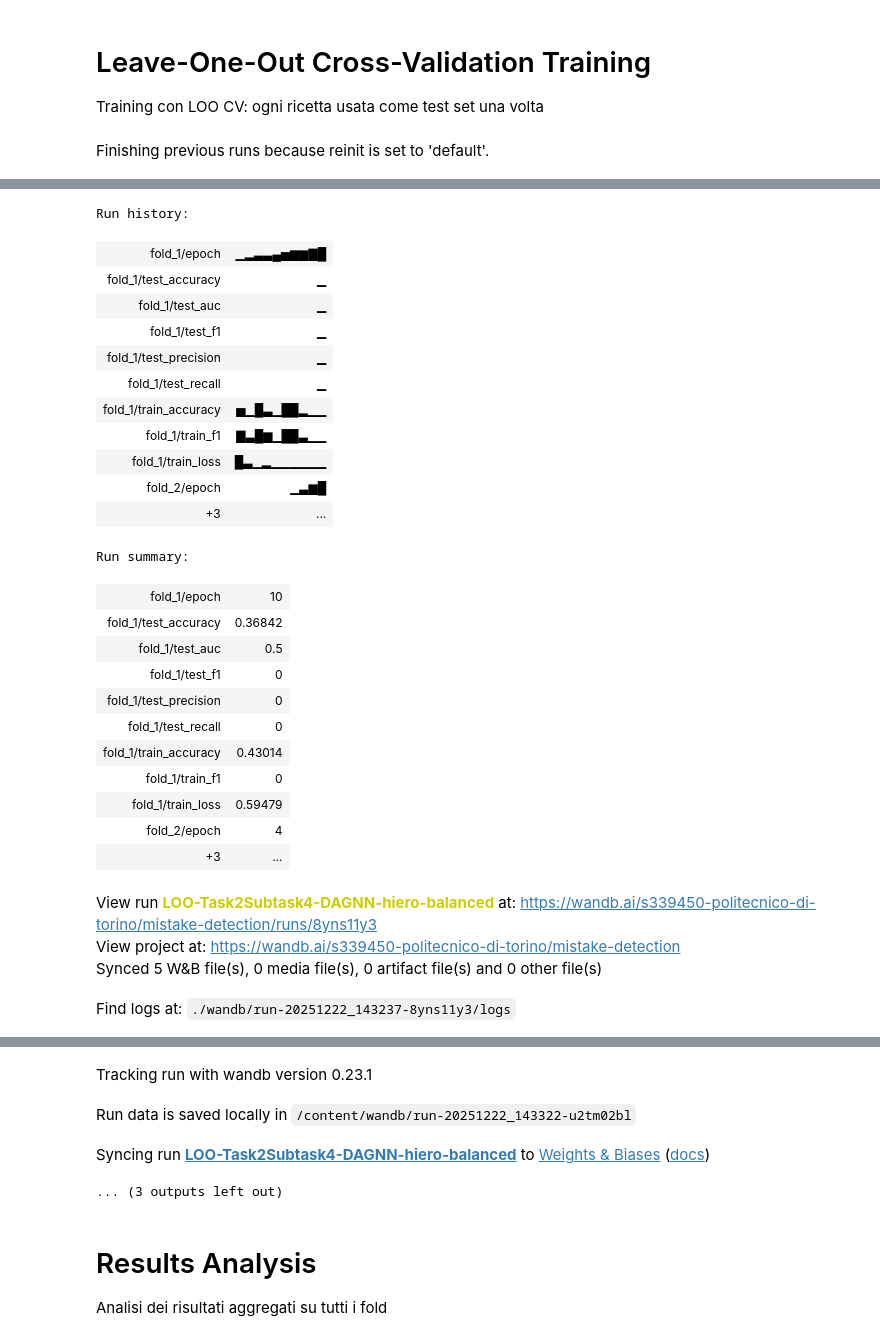
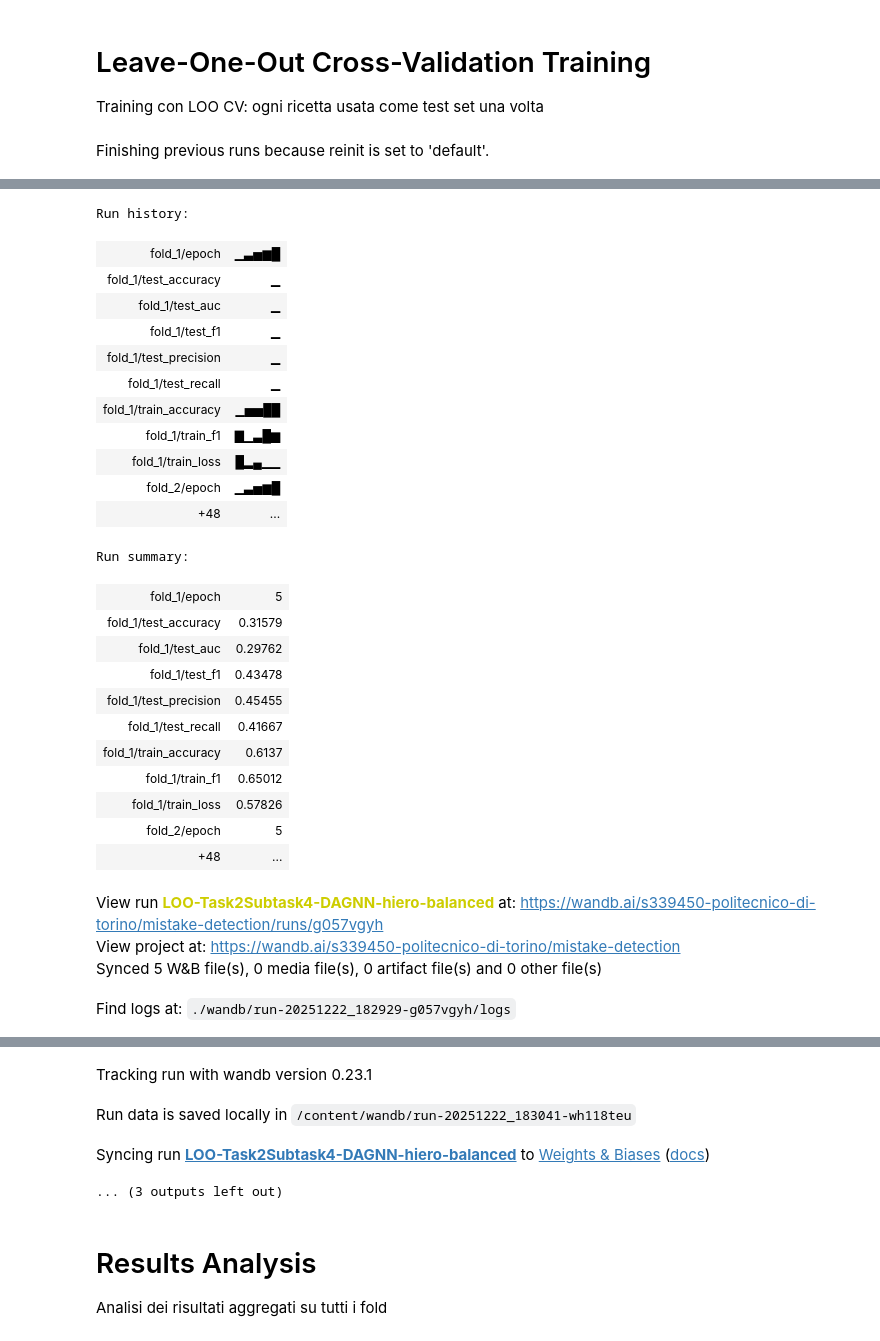
Before and after one commit to MarcoPernoVDP/MistakeDetection, a Jupyter notebook: notebooks/Task2Subtask4.ipynb, the cells around one changed output, grey strips where cells are left out. Drawn from its saved outputs; the diff is of its cells as text; code cells hidden in the pictures.

```diff
--- a/notebooks/Task2Subtask4.ipynb
+++ b/notebooks/Task2Subtask4.ipynb
@@ -100,14 +100,15 @@ config = {
     "dataset": "CaptainCook4D",
     "feature_extractor": DATASET_SOURCE.value,
     "input_dim": DATASET_SOURCE.input_dims(),
-    "batch_size": 16,
-    "learning_rate": 8e-4,
-    "epochs": 10,
+    "batch_size": 32,
+    "learning_rate": 1e-4,
+    "epochs": 15,
     "pos_weight": 0.75,
     "optimizer": "Adam",
     "loss_function": "BCEWithLogitsLoss",
     "seed": 42,
-    "weight_decay": 1e-5,
+    "weight_decay": 1e-6,
+    "modality": "max_steps+1"
 }
 # %% [markdown]
 # Dataloader
@@ -116,9 +117,9 @@ from dataset.dagnn_dataset import DAGNNDataset
 
 if IS_COLAB:
   dataset = DAGNNDataset(
-      video_embeddings_path=os.path.join("/content/drive/MyDrive/MistakeDetection", "hiero_all_video_steps.npz"),
+      video_embeddings_path=os.path.join("/content/drive/MyDrive/MistakeDetection", "hiero_all_video_steps_max_steps_plus_1.npz"),
       recipe_embeddings_dir=os.path.join("/content/drive/MyDrive/MistakeDetection", "recipe_text_step_embeddings"),
-      hungarian_results_path=os.path.join("/content/drive/MyDrive/MistakeDetection", "hungarian_results", "hungarian_matching_results.json"),
+      hungarian_results_path=os.path.join("/content/drive/MyDrive/MistakeDetection", "hungarian_results", "hungarian_matching_results_max_1_step.json"),
       annotation_path=os.path.join("/content/drive/MyDrive/MistakeDetection", "annotation_json", "video_level_annotations.json"),
   )
 else:
@@ -367,9 +368,9 @@ run = wandb.init(
     config={
         **config,
         "model": "DAGNN",
-        "hidden_dim": 128,
+        "hidden_dim": 256,
         "num_gnn_layers": 1,
-        "dropout": 0.4,
+        "dropout": 0.3,
     },
     tags=["leave-one-out", "Task2Subtask4", "DAGNN", DATASET_SOURCE.value, "balanced"],
     notes=f"Leave-One-Out CV with DAGNN (balanced regularization) for mistake detection using {DATASET_SOURCE.value} features"
@@ -567,57 +568,57 @@ for fold_idx, test_recipe_name in enumerate(recipes):
 
     # Log su W&B
     wandb.log({
         f"fold_{fold_idx+1}/test_accuracy": test_acc,
         f"fold_{fold_idx+1}/test_f1": test_f1,
         f"fold_{fold_idx+1}/test_precision": test_precision,
         f"fold_{fold_idx+1}/test_recall": test_recall,
         f"fold_{fold_idx+1}/test_auc": test_auc,
     })
 
     print(f"\n  Test Results for Recipe {test_recipe_name}:")
     print(f"    Accuracy: {test_acc:.4f}")
     print(f"    F1: {test_f1:.4f}")
     print(f"    Precision: {test_precision:.4f}")
     print(f"    Recall: {test_recall:.4f}")
     print(f"    AUC: {test_auc:.4f}")
 
 print(f"\n{'='*80}")
 print("🎉 Leave-One-Out Cross-Validation completato!")
 print(f"{'='*80}")
 # %% [output]
 Finishing previous runs because reinit is set to 'default'.
 [interactive output not drawn]
 Run history:
-| fold_1/epoch | ▁▂▃▃▄▅▆▆▇█ |
+| fold_1/epoch | ▁▃▅▆█ |
 | fold_1/test_accuracy | ▁ |
 | fold_1/test_auc | ▁ |
 | fold_1/test_f1 | ▁ |
 | fold_1/test_precision | ▁ |
 | fold_1/test_recall | ▁ |
-| fold_1/train_accuracy | ▅▁█▃▁██▂▁▁ |
-| fold_1/train_f1 | ▇▃█▆▁██▃▁▁ |
-| fold_1/train_loss | █▃▁▂▁▁▁▁▁▁ |
-| fold_2/epoch | ▁▃▆█ |
-| +3 | ... |
+| fold_1/train_accuracy | ▁▅▅██ |
+| fold_1/train_f1 | ▇▁▃█▆ |
+| fold_1/train_loss | █▂▄▁▁ |
+| fold_2/epoch | ▁▃▅▆█ |
+| +48 | ... |
 Run summary:
-| fold_1/epoch | 10 |
-| fold_1/test_accuracy | 0.36842 |
-| fold_1/test_auc | 0.5 |
-| fold_1/test_f1 | 0 |
-| fold_1/test_precision | 0 |
-| fold_1/test_recall | 0 |
-| fold_1/train_accuracy | 0.43014 |
-| fold_1/train_f1 | 0 |
-| fold_1/train_loss | 0.59479 |
-| fold_2/epoch | 4 |
-| +3 | ... |
+| fold_1/epoch | 5 |
+| fold_1/test_accuracy | 0.31579 |
+| fold_1/test_auc | 0.29762 |
+| fold_1/test_f1 | 0.43478 |
+| fold_1/test_precision | 0.45455 |
+| fold_1/test_recall | 0.41667 |
+| fold_1/train_accuracy | 0.6137 |
+| fold_1/train_f1 | 0.65012 |
+| fold_1/train_loss | 0.57826 |
+| fold_2/epoch | 5 |
+| +48 | ... |
-View run LOO-Task2Subtask4-DAGNN-hiero-balanced at: https://wandb.ai/s339450-politecnico-di-torino/mistake-detection/runs/8yns11y3
+View run LOO-Task2Subtask4-DAGNN-hiero-balanced at: https://wandb.ai/s339450-politecnico-di-torino/mistake-detection/runs/g057vgyh
 View project at: https://wandb.ai/s339450-politecnico-di-torino/mistake-detection
 Synced 5 W&B file(s), 0 media file(s), 0 artifact file(s) and 0 other file(s)
-Find logs at: ./wandb/run-20251222_143237-8yns11y3/logs
+Find logs at: ./wandb/run-20251222_182929-g057vgyh/logs
 [interactive output not drawn]
 Tracking run with wandb version 0.23.1
-Run data is saved locally in /content/wandb/run-20251222_143322-u2tm02bl
+Run data is saved locally in /content/wandb/run-20251222_183041-wh118teu
 Syncing run LOO-Task2Subtask4-DAGNN-hiero-balanced to Weights & Biases (docs)
 ... (3 outputs left out)
 # %% [markdown]
```
Also changed, not shown: parts of 9 cells of this notebook.
